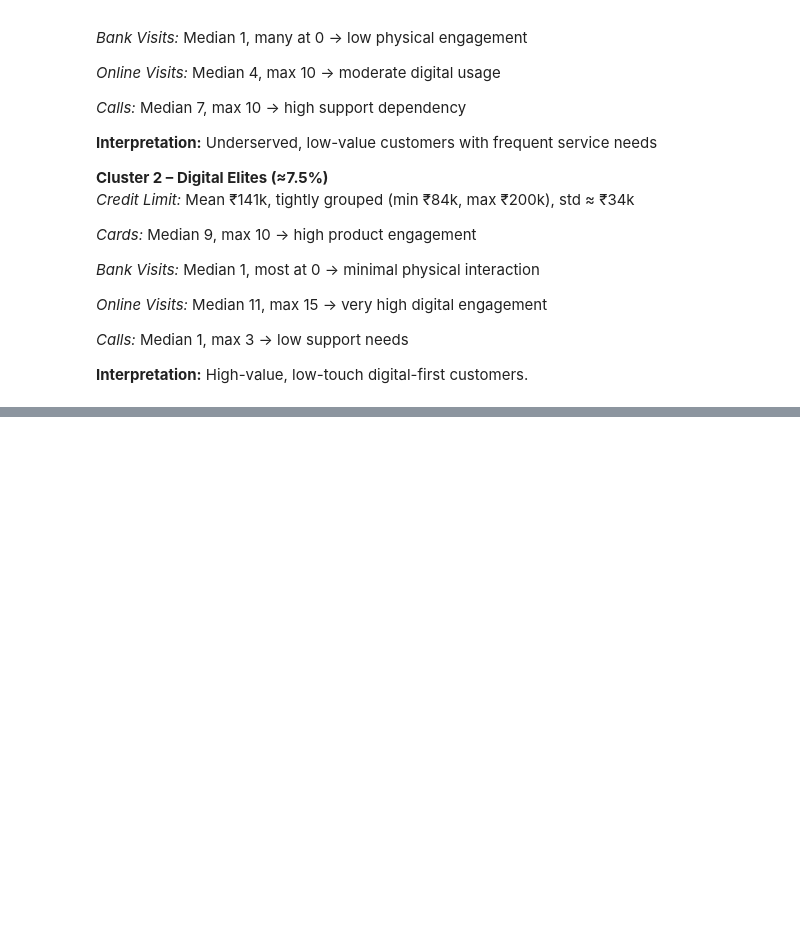
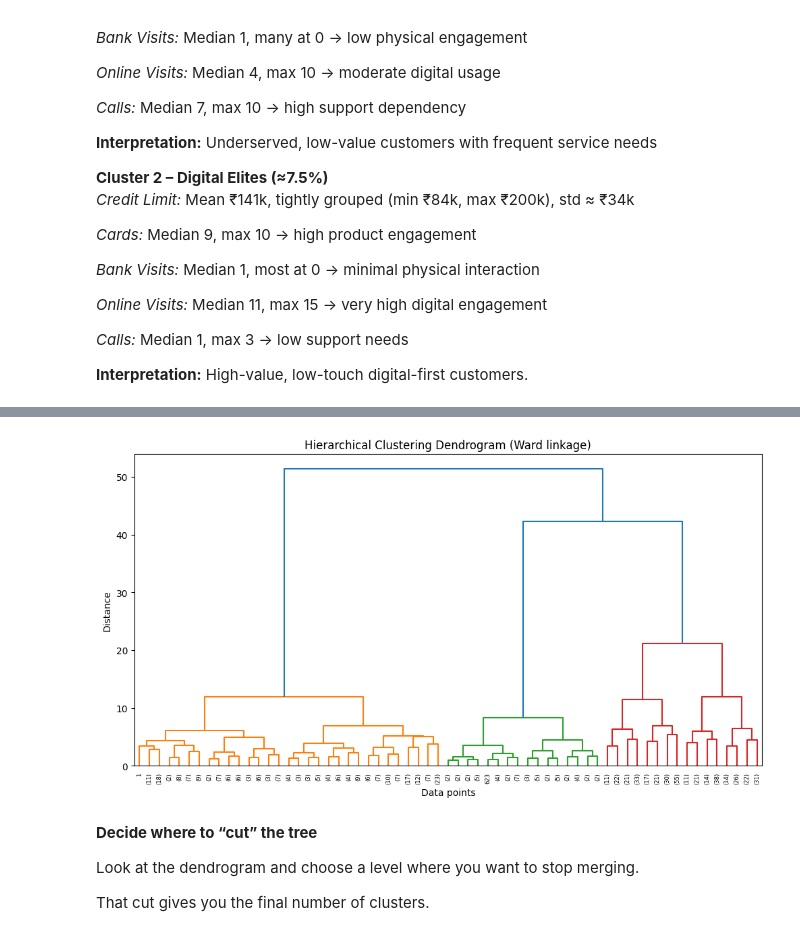
Before and after one commit to MissSamyuktha/Bank-Customer-Segmentation, a Jupyter notebook: Bank_Customer_Segmentation_Based_On_CreditCard_Data.ipynb, the cells around one changed output, grey strips where cells are left out. Drawn from its saved outputs; the diff is of its cells as text; code cells hidden in the pictures; blank space fills up the shorter version.

```diff
--- a/Bank_Customer_Segmentation_Based_On_CreditCard_Data.ipynb
+++ b/Bank_Customer_Segmentation_Based_On_CreditCard_Data.ipynb
@@ -729,0 +772,18 @@ Interpretation and recommendations are same just more details as to why we came
+# %%
+# Create a dendrogram to visualize hierarchy
+linked = linkage(df_log_scaled, method='ward')  # Ward minimizes variance within clusters
+
+plt.figure(figsize=(12, 6))
+dendrogram(linked, truncate_mode='level', p=5)
+plt.title("Hierarchical Clustering Dendrogram (Ward linkage)")
+plt.xlabel("Data points")
+plt.ylabel("Distance")
+plt.show()
+# %% [output]
+[figure, added]
+# %% [markdown]
+**Decide where to “cut” the tree**
+
+Look at the dendrogram and choose a level where you want to stop merging.
+
+That cut gives you the final number of clusters.
```
Also changed, not shown: parts of 16 cells of this notebook.
